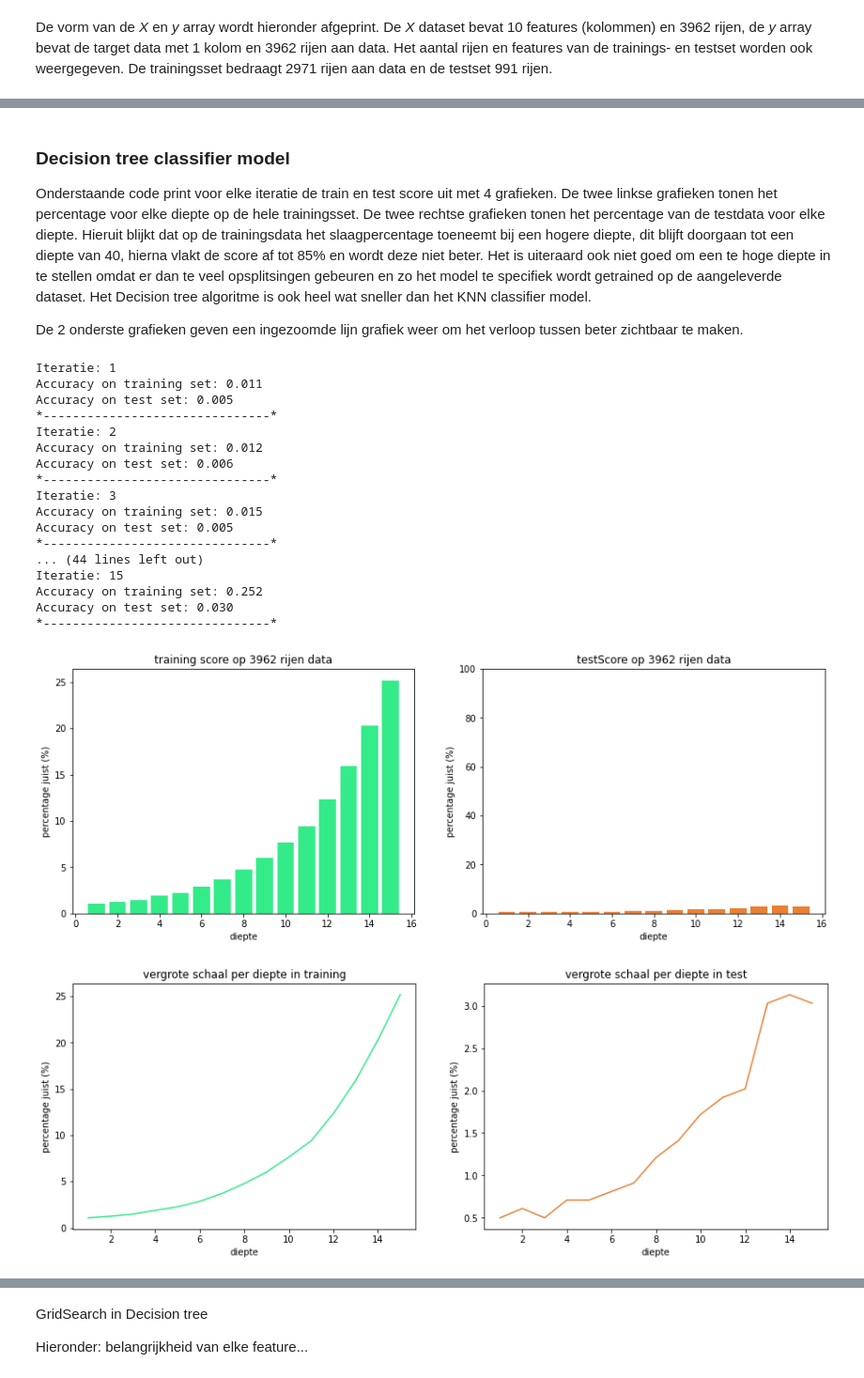
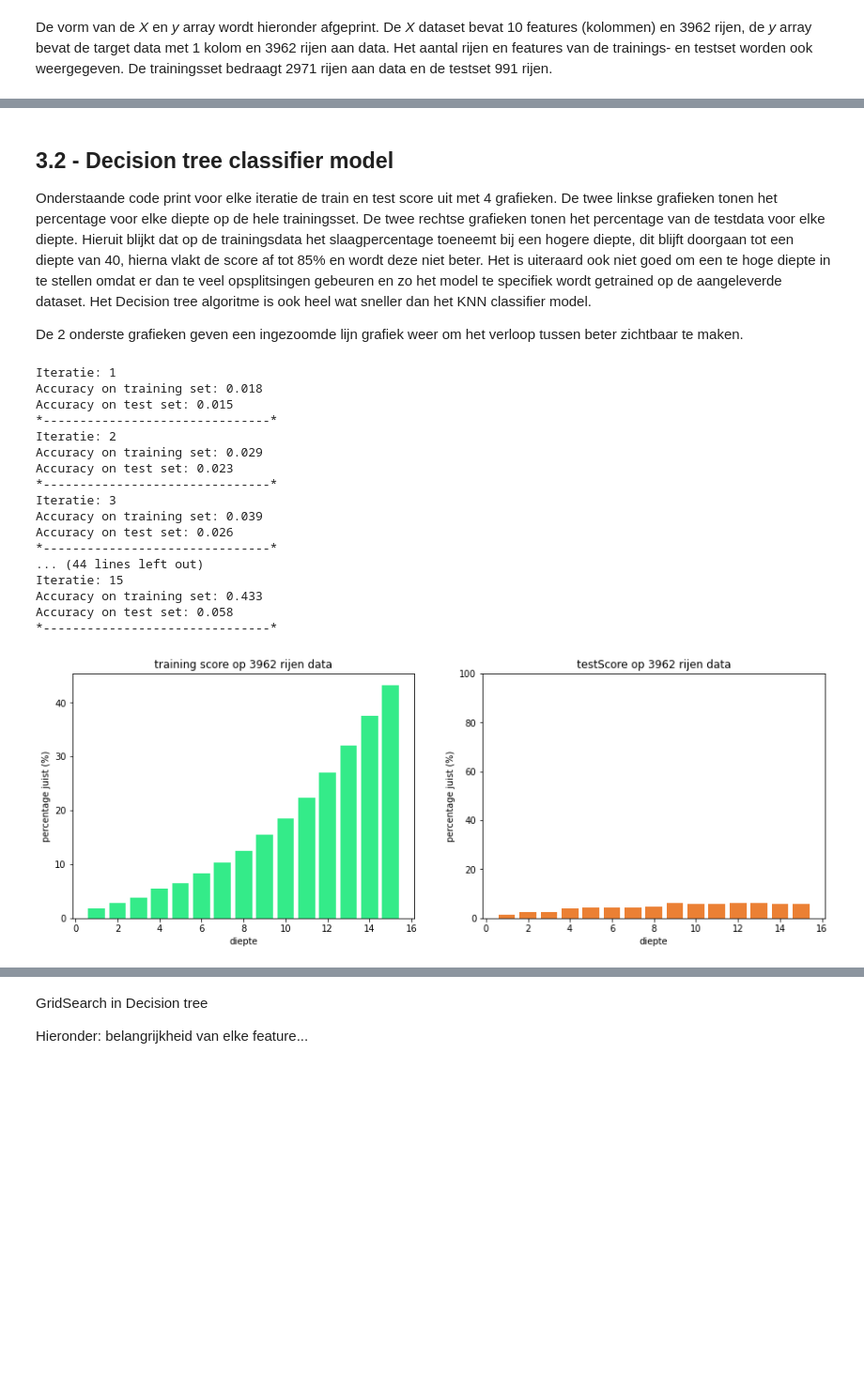
Before and after one commit to Xevro/data-science-in-python, a Jupyter notebook: Project Data Science/louis.dhont/project-deel-2.ipynb, the cells around one changed output, grey strips where cells are left out. Shown at 94% size. Drawn from its saved outputs; the diff is of its cells as text; code cells hidden in the pictures; blank space fills up the shorter version.

```diff
--- a/Project Data Science/louis.dhont/project-deel-2.ipynb
+++ b/Project Data Science/louis.dhont/project-deel-2.ipynb
@@ -308,3 +314,10 @@ features['Bestemming'] = features['Bestemming'].astype(int)
+# %%
+
+features['Vertrek binnen 0-14 dagen'] = (features['Aantal dagen tot vertrek'] <= 14)
+features['Vertrek binnen 15-30 dagen'] = ((features['Aantal dagen tot vertrek'] >= 15) & (features['Aantal dagen tot vertrek'] <= 30))
+features['Vertrek binnen 31-50 dagen'] = ((features['Aantal dagen tot vertrek'] >= 31) & (features['Aantal dagen tot vertrek'] <= 50))
+features['Vertrek binnen 51-100 dagen'] = ((features['Aantal dagen tot vertrek'] >= 50) & (features['Aantal dagen tot vertrek'] <= 100))
+features['Vertrek binnen 101-200+ dagen'] = ((features['Aantal dagen tot vertrek'] >= 101))
 # %% [markdown]
 De onderstaande lijst toont voor elke kolom het datatype. Alle kolommen zijn omgezet naar int, float of datetime. De integer en float waarden kunnen worden gebruikt als feature.
 # %%
@@ -394,12 +412,13 @@ De volgende kolommen worden verwijderd uit het features dataframe:
  - **Datums** De kolommen *Datum creatie*, *Datum vertrek* en *Datum terug* zijn datums die al gebruikt zijn om zaken te berekenen (Aantal dagen op reis en Aantal dagen tot vertrek).
 # %%
 def scale_data(df):
-    X = df.drop(['Aantal dagen tot vertrek', 'Klantnummer', 'Openstaand dossier', 'Totaalprijs', 'Geboortedatum', 'Dossier nr.', 'Betalingen dossier',  'Datum creatie', 'Datum vertrek', 'Datum terug'], axis=1)
+    X = df.drop(['Aantal dagen tot vertrek', 'Aantal dagen op reis', 'Klantnummer', 'Openstaand dossier', 'Totaalprijs', 'Geboortedatum', 'Dossier nr.', 'Betalingen dossier',  'Datum creatie', 'Datum vertrek', 'Datum terug'], axis=1)
     y = df['Aantal dagen tot vertrek']
+    featureNames = X.columns
     scaler = StandardScaler()
     scaler.fit(X)
-    return scaler.transform(X), y
+    return scaler.transform(X), y, featureNames
 
-X, y = scale_data(features)
+X, y, featureNames = scale_data(features)
 # split voor KNN en al de rest + maak functie van bovenstaande code
 X_train, X_test, y_train, y_test = train_test_split(X, y, random_state=0)
@@ -564,67 +579,53 @@ Test set score: 0.05
 # %% [markdown]
-### Decision tree classifier model
+## 3.2 - Decision tree classifier model
 
 Onderstaande code print voor elke iteratie de train en test score uit met 4 grafieken. De twee linkse grafieken tonen het percentage voor elke diepte op de hele trainingsset. De twee rechtse grafieken tonen het percentage van de testdata voor elke diepte. Hieruit blijkt dat op de trainingsdata het slaagpercentage toeneemt bij een hogere diepte, dit blijft doorgaan tot een diepte van 40, hierna vlakt de score af tot 85% en wordt deze niet beter. Het is uiteraard ook niet goed om een te hoge diepte in te stellen omdat er dan te veel opsplitsingen gebeuren en zo het model te specifiek wordt getrained op de aangeleverde dataset. Het Decision tree algoritme is ook heel wat sneller dan het KNN classifier model.
 
 De 2 onderste grafieken geven een ingezoomde lijn grafiek weer om het verloop tussen beter zichtbaar te maken.
 # %%
-trainingScore = []
-testScore = []
+trainingScoreDec = []
+testScoreDec = []
 depth = 15
 
 for n in range(1, depth + 1):
     treeModel = DecisionTreeClassifier(max_depth=n, random_state=42).fit(X_train, y_train)
 
-    trainingScore.append(round(treeModel.score(X_train, y_train) * 100, 2))
-    testScore.append(round(treeModel.score(X_test, y_test) * 100, 2))
+    trainingScoreDec.append(round(treeModel.score(X_train, y_train) * 100, 2))
+    testScoreDec.append(round(treeModel.score(X_test, y_test) * 100, 2))
     print("Iteratie: " + str(n))
     print("Accuracy on training set: {:.3f}".format(treeModel.score(X_train, y_train)))
     print("Accuracy on test set: {:.3f}".format(treeModel.score(X_test, y_test)))
     print("*-------------------------------*")
 
 fig, (ax1, ax2) = plt.subplots(1, 2, figsize=(15, 5))
 objects = range(1, depth + 1)
 
-
-ax1.bar(objects, trainingScore, align='center', color = "#34eb89")
+ax1.bar(objects, trainingScoreDec, align='center', color = "#34eb89")
 ax1.set_title('training score op ' + str(len(X)) + ' rijen data')
 ax1.set_ylabel('percentage juist (%)')
 ax1.set_xlabel('diepte')
 
-ax2.bar(objects, testScore, align='center', color = "#eb8034")
+ax2.bar(objects, testScoreDec, align='center', color = "#eb8034")
 ax2.set_ylim(0, 100)
 ax2.set_title('testScore op ' + str(len(X)) + ' rijen data')
 ax2.set_ylabel('percentage juist (%)')
-ax2.set_xlabel('diepte')
-
-fig, (ax1, ax2) = plt.subplots(1, 2, figsize=(15, 5))
-ax1.plot(objects, trainingScore, color = "#34eb89")
-ax1.set_title('vergrote schaal per diepte in training')
-ax1.set_ylabel('percentage juist (%)')
-ax1.set_xlabel('diepte')
-
-ax2.plot(objects, testScore, color = "#eb8034")
-ax2.set_title('vergrote schaal per diepte in test')
-ax2.set_ylabel('percentage juist (%)')
-ax2.set_xlabel('diepte')
-plt.show()
+ax2.set_xlabel('diepte');
 # %% [output]
 Iteratie: 1
-Accuracy on training set: 0.011
-Accuracy on test set: 0.005
+Accuracy on training set: 0.018
+Accuracy on test set: 0.015
 *-------------------------------*
 Iteratie: 2
-Accuracy on training set: 0.012
-Accuracy on test set: 0.006
+Accuracy on training set: 0.029
+Accuracy on test set: 0.023
 *-------------------------------*
 Iteratie: 3
-Accuracy on training set: 0.015
-Accuracy on test set: 0.005
+Accuracy on training set: 0.039
+Accuracy on test set: 0.026
 *-------------------------------*
 ... (44 lines left out)
 Iteratie: 15
-Accuracy on training set: 0.252
-Accuracy on test set: 0.030
+Accuracy on training set: 0.433
+Accuracy on test set: 0.058
 *-------------------------------*
-[figure, old version]
+[figure, new version]
-[figure, removed]
```
Also changed, not shown: parts of 52 cells of this notebook.
